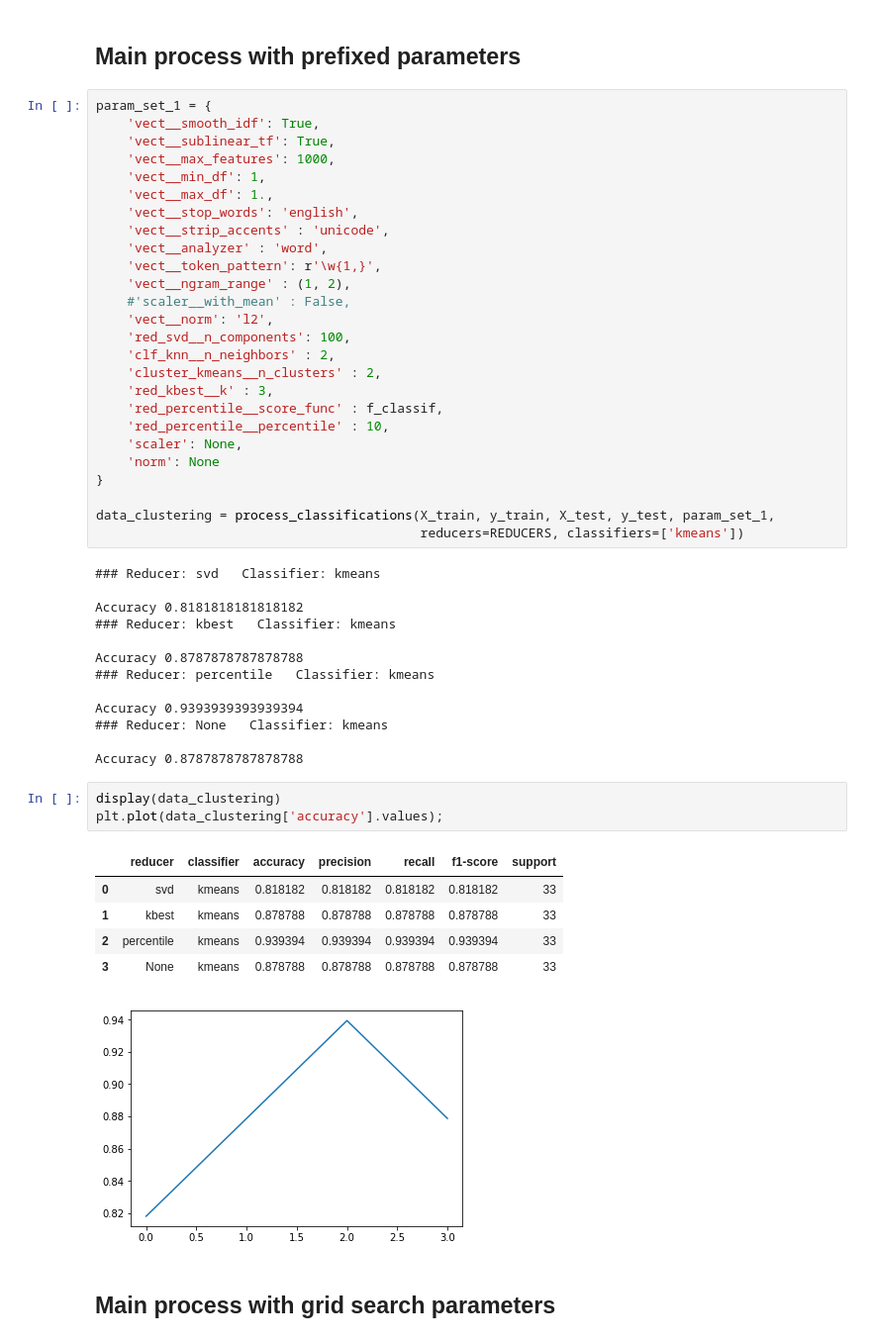
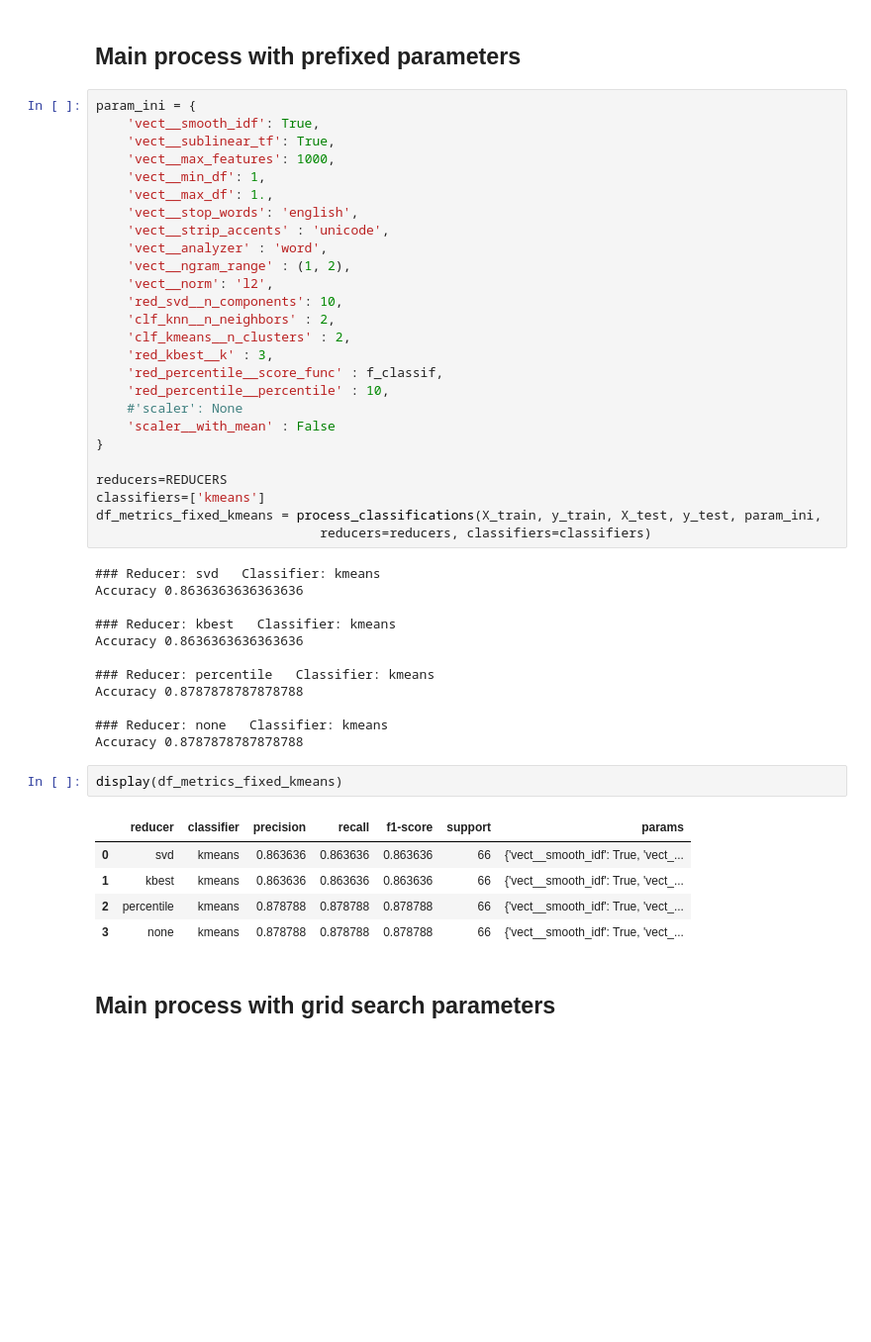
Before and after one commit to nandoide/MINTEX, a Jupyter notebook: TextMining_Assignment.ipynb, the cells around one changed output. Shown at 99% size. Saved outputs shown, nothing was run; the diff lists cells and outputs as text; blank space fills up the shorter version.

```diff
--- a/TextMining_Assignment.ipynb
+++ b/TextMining_Assignment.ipynb
@@ -777,7 +781,7 @@ The questions to be responded in this part are:
 # %% [markdown]
 ## Main process with prefixed parameters
 # %%
-param_set_1 = {
+param_ini = {
     'vect__smooth_idf': True,
     'vect__sublinear_tf': True,
     'vect__max_features': 1000,
@@ -786,44 +790,41 @@ param_set_1 = {
     'vect__stop_words': 'english',
     'vect__strip_accents' : 'unicode',
     'vect__analyzer' : 'word',
-    'vect__token_pattern': r'\w{1,}',
     'vect__ngram_range' : (1, 2),
-    #'scaler__with_mean' : False,
     'vect__norm': 'l2',
-    'red_svd__n_components': 100,
+    'red_svd__n_components': 10,
     'clf_knn__n_neighbors' : 2,
-    'cluster_kmeans__n_clusters' : 2,
+    'clf_kmeans__n_clusters' : 2,
     'red_kbest__k' : 3,
     'red_percentile__score_func' : f_classif,
     'red_percentile__percentile' : 10,
-    'scaler': None,
-    'norm': None
+    #'scaler': None
+    'scaler__with_mean' : False
 }
 
-data_clustering = process_classifications(X_train, y_train, X_test, y_test, param_set_1,
-                                          reducers=REDUCERS, classifiers=['kmeans'])
+reducers=REDUCERS
+classifiers=['kmeans']
+df_metrics_fixed_kmeans = process_classifications(X_train, y_train, X_test, y_test, param_ini,
+                             reducers=reducers, classifiers=classifiers)
 # %% [output]
 ### Reducer: svd   Classifier: kmeans
+Accuracy 0.8636363636363636
 
-Accuracy 0.8181818181818182
 ### Reducer: kbest   Classifier: kmeans
+Accuracy 0.8636363636363636
 
+### Reducer: percentile   Classifier: kmeans
 Accuracy 0.8787878787878788
-### Reducer: percentile   Classifier: kmeans
 
-Accuracy 0.9393939393939394
-### Reducer: None   Classifier: kmeans
-
+### Reducer: none   Classifier: kmeans
 Accuracy 0.8787878787878788
-# %%
-display(data_clustering)
-plt.plot(data_clustering['accuracy'].values);
-# %% [output]
-|  | reducer | classifier | accuracy | precision | recall | f1-score | support |
-| 0 | svd | kmeans | 0.818182 | 0.818182 | 0.818182 | 0.818182 | 33 |
-| 1 | kbest | kmeans | 0.878788 | 0.878788 | 0.878788 | 0.878788 | 33 |
-| 2 | percentile | kmeans | 0.939394 | 0.939394 | 0.939394 | 0.939394 | 33 |
-| 3 | None | kmeans | 0.878788 | 0.878788 | 0.878788 | 0.878788 | 33 |
-[figure, removed]
+# %%
+display(df_metrics_fixed_kmeans)
+# %% [output]
+|  | reducer | classifier | precision | recall | f1-score | support | params |
+| 0 | svd | kmeans | 0.863636 | 0.863636 | 0.863636 | 66 | {'vect__smooth_idf': True, 'vect_... |
+| 1 | kbest | kmeans | 0.863636 | 0.863636 | 0.863636 | 66 | {'vect__smooth_idf': True, 'vect_... |
+| 2 | percentile | kmeans | 0.878788 | 0.878788 | 0.878788 | 66 | {'vect__smooth_idf': True, 'vect_... |
+| 3 | none | kmeans | 0.878788 | 0.878788 | 0.878788 | 66 | {'vect__smooth_idf': True, 'vect_... |
 # %% [markdown]
 ## Main process with grid search parameters
```
Also changed, not shown: parts of 11 cells of this notebook.
